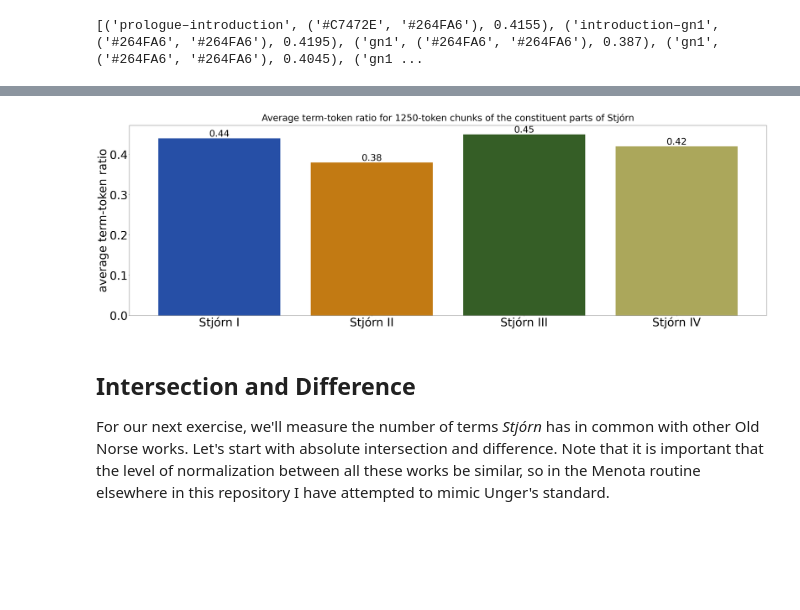
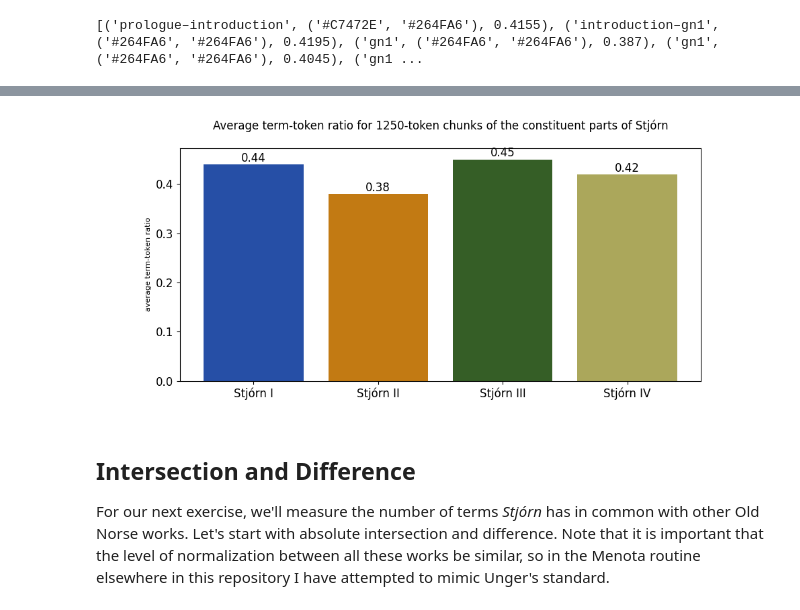
Before and after one commit to langeslag/on-corpus-tools, a Jupyter notebook: stjorn/stylometry.ipynb, the cells around one changed output, grey strips where cells are left out. Cells and saved outputs as stored; diff of their text form; code cells hidden in the pictures; blank space fills up the shorter version.

```diff
--- a/stjorn/stylometry.ipynb
+++ b/stjorn/stylometry.ipynb
@@ -192,23 +198,25 @@ def ttravg(start, stop, chunksize=1000):
 # %%
 stj1_ttr = ttravg(work_indices['stjorn1'], work_indices['stjorn2'], 1250)
 stj2_ttr = ttravg(work_indices['stjorn2'], work_indices['stjorn3a'], 1250)
 stj3_ttr = round(statistics.fmean([ttravg(work_indices['stjorn3a'], work_indices['stjorn4'], 1250), ttravg(work_indices['stjorn3b'], len(tokens)-1, 1250)]), 2)
 stj4_ttr = ttravg(work_indices['stjorn4'], work_indices['stjorn3b'], 1250)
 
-fig, ax = plt.subplots(figsize=(50,15))
+#fig, ax = plt.subplots(figsize=(50,15))
+fig, ax = plt.subplots(figsize=(10,4.5))
+#This plot now needs a lot of adjusting to the %matplotlib widget backend.
 x = ['Stjórn I', 'Stjórn II', 'Stjórn III', 'Stjórn IV']
 y = [stj1_ttr, stj2_ttr, stj3_ttr, stj4_ttr]
 color = ['#264FA6', '#C27A13', '#355E26', '#ABA75B']
 ax.bar(x,y, color=color)
-ax.set_ylabel('average term-token ratio', fontsize='50')
-ax.set_title('Average term-token ratio for 1250-token chunks of the constituent parts of Stjórn', fontsize='40', pad='20')
+ax.set_ylabel('average term-token ratio', fontsize='8')
+ax.set_title('Average term-token ratio for 1250-token chunks of the constituent parts of Stjórn', fontsize='12', pad='20')
 plt.xticks()
-ax.tick_params(axis='both', which='major', labelsize=50)
-ax.bar_label(ax.containers[0], label_type='edge', fontsize='40')
-plt.savefig(fname='avg_ttf.svg', format='svg')
+ax.tick_params(axis='both', which='major', labelsize=12)
+ax.bar_label(ax.containers[0], label_type='edge', fontsize='12')
+plt.savefig(fname='avg_ttr.svg', format='svg')
 plt.show()
 # %% [output]
-[figure, old version]
+[figure, new version]
 # %% [markdown]
 ## Intersection and Difference
 
```
Also changed, not shown: parts of 10 cells of this notebook, 1 other file.
